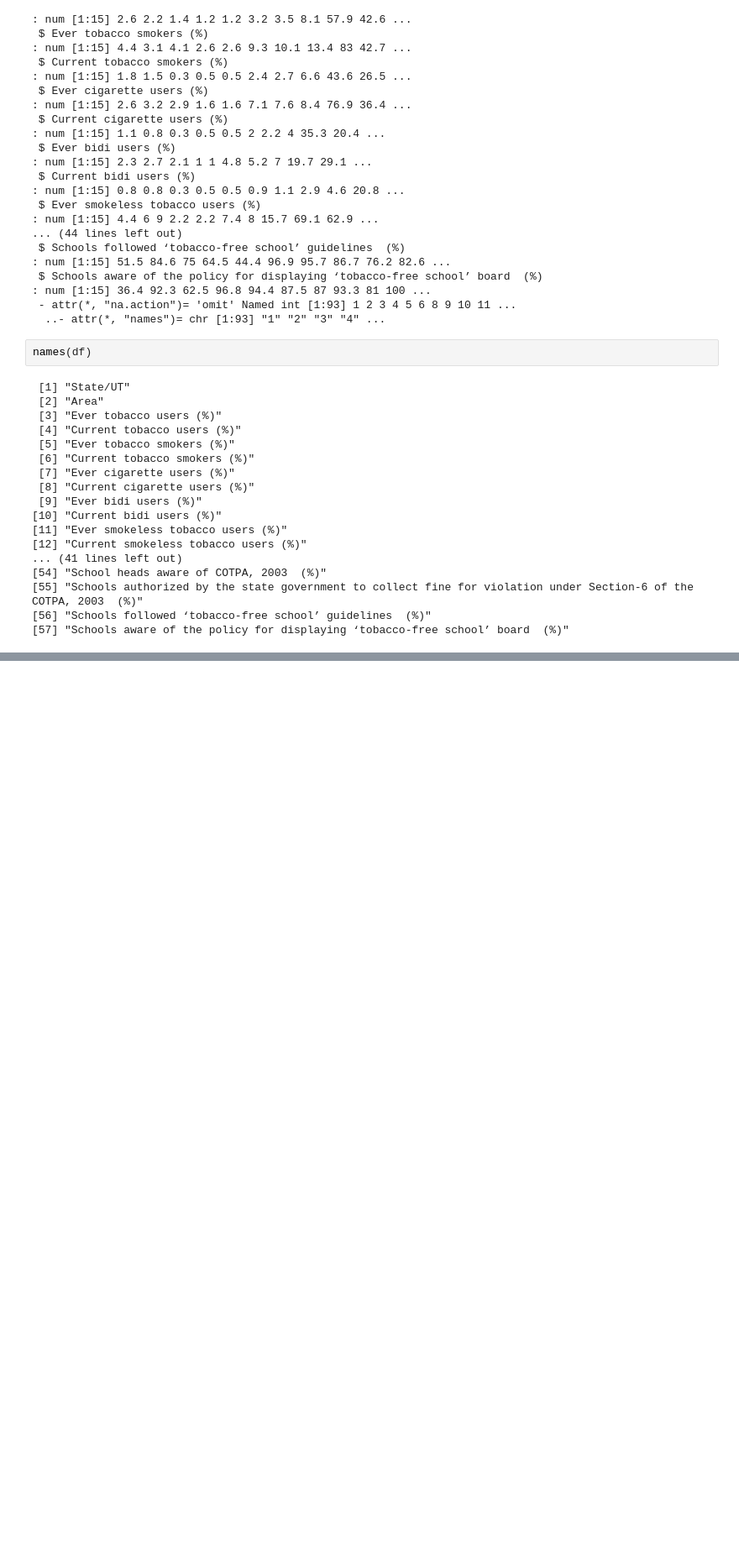
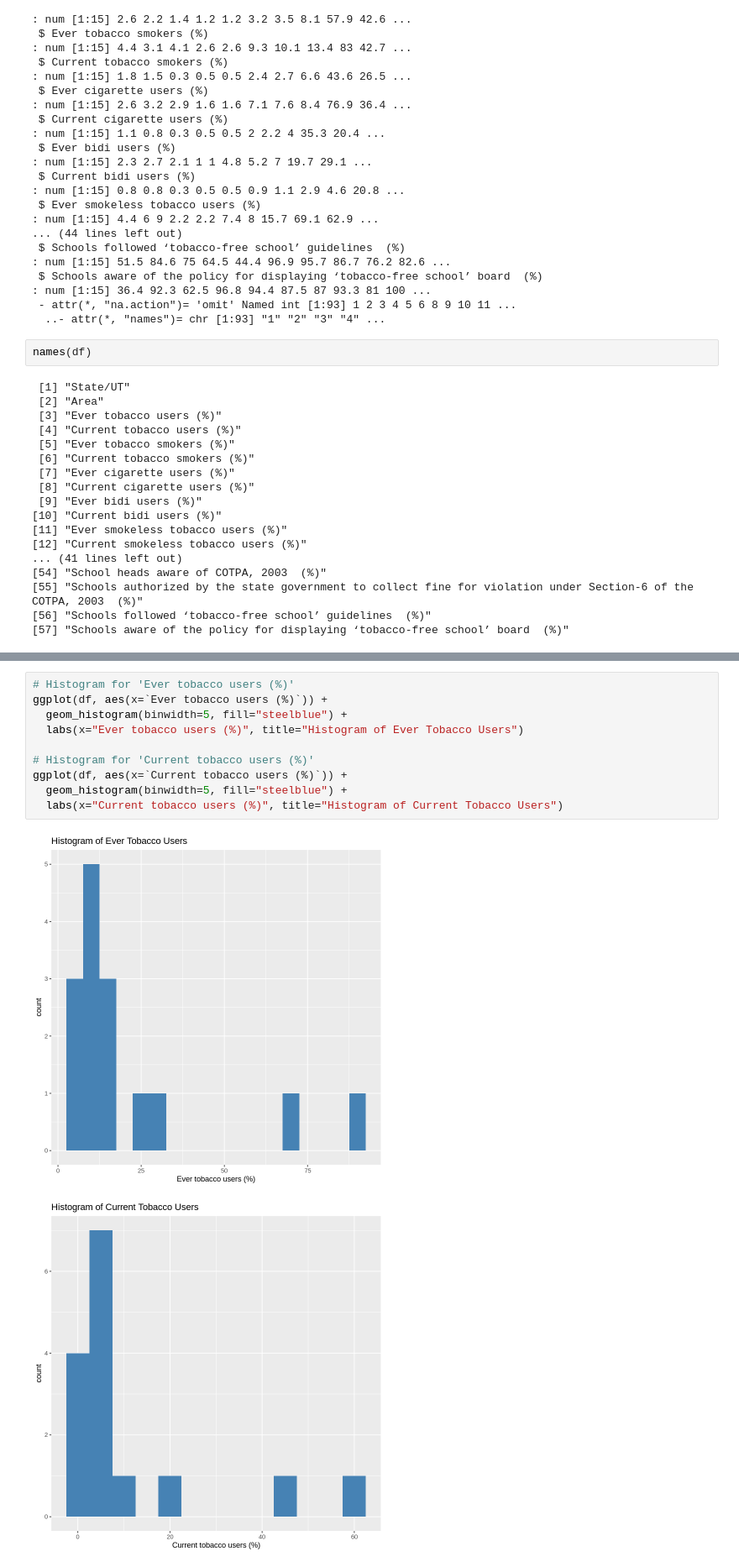
Before and after one commit to abdulhakkeempa/indian-tobacco-analysis, a Jupyter notebook: indian_tobacco_analysis.ipynb, the cells around one changed output, grey strips where cells are left out. Shown at 84% size. Drawn from its saved outputs; the diff is of its cells as text; blank space fills up the shorter version.

```diff
--- a/indian_tobacco_analysis.ipynb
+++ b/indian_tobacco_analysis.ipynb
@@ -211,0 +262,13 @@ names(df)
+# %%
+# Histogram for 'Ever tobacco users (%)'
+ggplot(df, aes(x=`Ever tobacco users (%)`)) +
+  geom_histogram(binwidth=5, fill="steelblue") +
+  labs(x="Ever tobacco users (%)", title="Histogram of Ever Tobacco Users")
+
+# Histogram for 'Current tobacco users (%)'
+ggplot(df, aes(x=`Current tobacco users (%)`)) +
+  geom_histogram(binwidth=5, fill="steelblue") +
+  labs(x="Current tobacco users (%)", title="Histogram of Current Tobacco Users")
+# %% [output]
+[figure, added]
+[figure, added]
```
Also changed, not shown: parts of 11 cells of this notebook.
